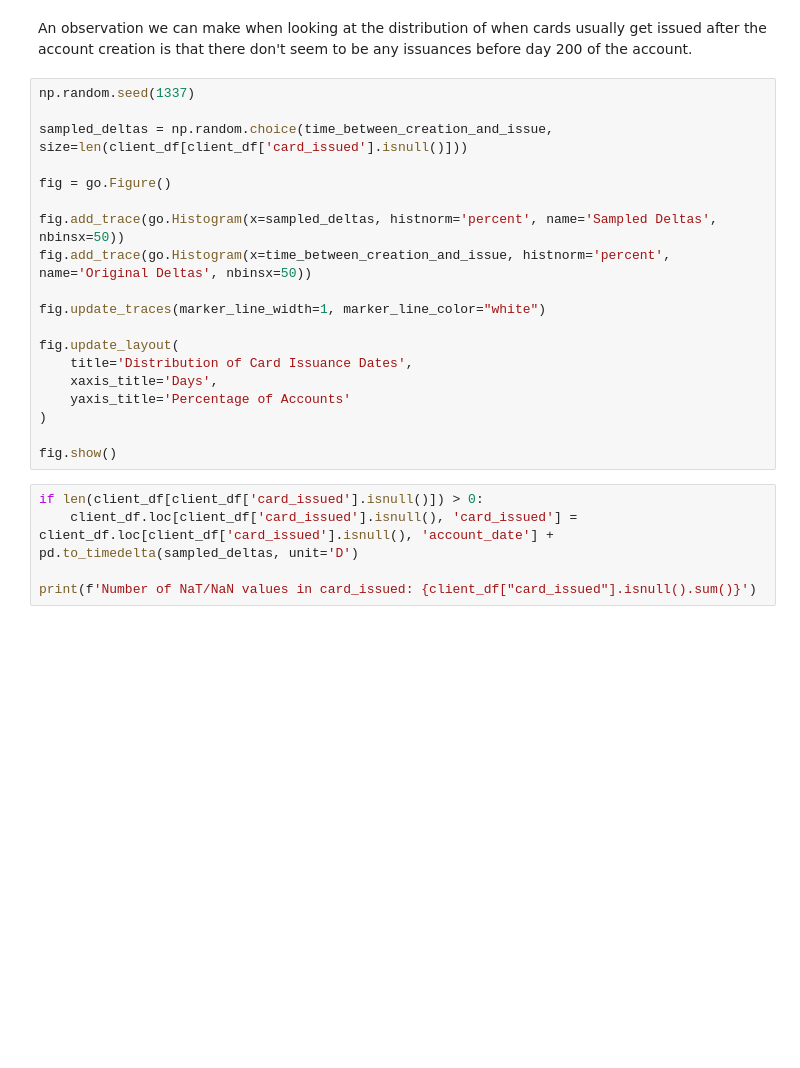
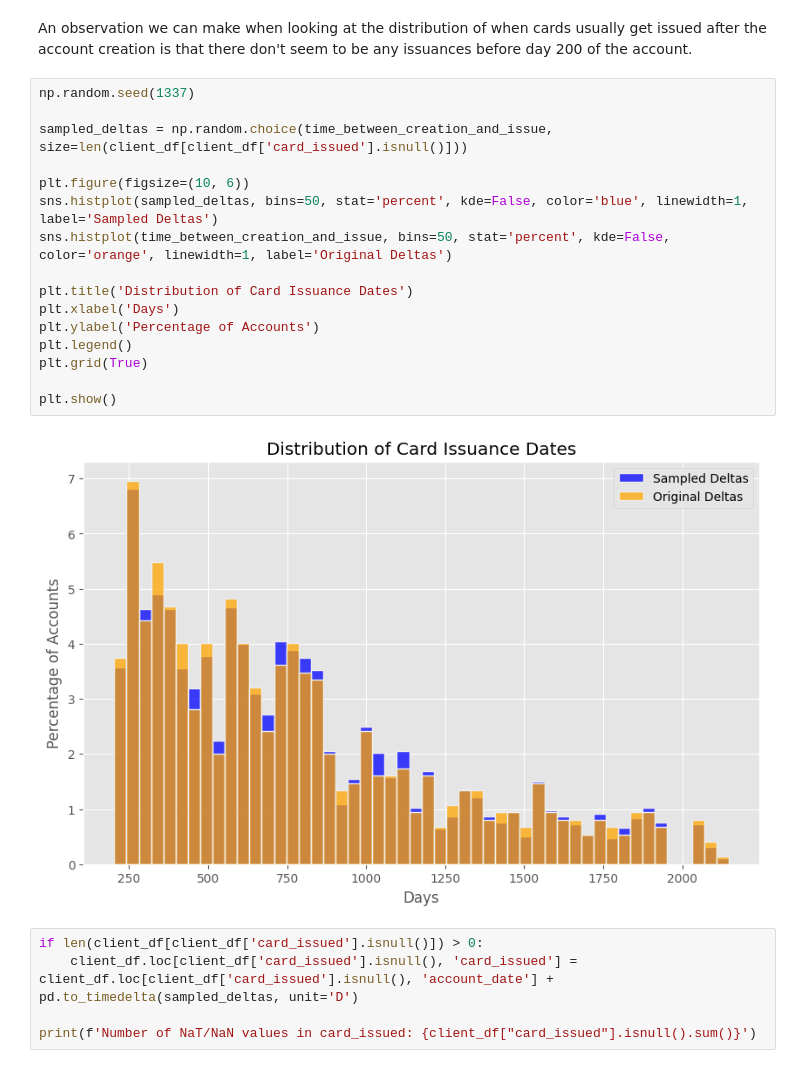
Before and after one commit to okaynils/fhnw-ds-aml, a Jupyter notebook: notebook.ipynb, the cells around one changed output. Cells and saved outputs as stored; diff of their text form; blank space fills up the shorter version.

```diff
--- a/notebook.ipynb
+++ b/notebook.ipynb
@@ -415,22 +417,21 @@ An observation we can make when looking at the distribution of when cards usuall
 # %%
 np.random.seed(1337)
 
 sampled_deltas = np.random.choice(time_between_creation_and_issue, size=len(client_df[client_df['card_issued'].isnull()]))
 
-fig = go.Figure()
+plt.figure(figsize=(10, 6))
+sns.histplot(sampled_deltas, bins=50, stat='percent', kde=False, color='blue', linewidth=1, label='Sampled Deltas')
+sns.histplot(time_between_creation_and_issue, bins=50, stat='percent', kde=False, color='orange', linewidth=1, label='Original Deltas')
 
-fig.add_trace(go.Histogram(x=sampled_deltas, histnorm='percent', name='Sampled Deltas', nbinsx=50))
-fig.add_trace(go.Histogram(x=time_between_creation_and_issue, histnorm='percent', name='Original Deltas', nbinsx=50))
+plt.title('Distribution of Card Issuance Dates')
+plt.xlabel('Days')
+plt.ylabel('Percentage of Accounts')
+plt.legend()
+plt.grid(True)
 
-fig.update_traces(marker_line_width=1, marker_line_color="white")
-
-fig.update_layout(
-    title='Distribution of Card Issuance Dates',
-    xaxis_title='Days',
-    yaxis_title='Percentage of Accounts'
-)
-
-fig.show()
+plt.show()
+# %% [output]
+[figure, added]
 # %%
 if len(client_df[client_df['card_issued'].isnull()]) > 0:
     client_df.loc[client_df['card_issued'].isnull(), 'card_issued'] = client_df.loc[client_df['card_issued'].isnull(), 'account_date'] + pd.to_timedelta(sampled_deltas, unit='D')
```
Also changed, not shown: parts of 24 cells of this notebook, 1 other file.
